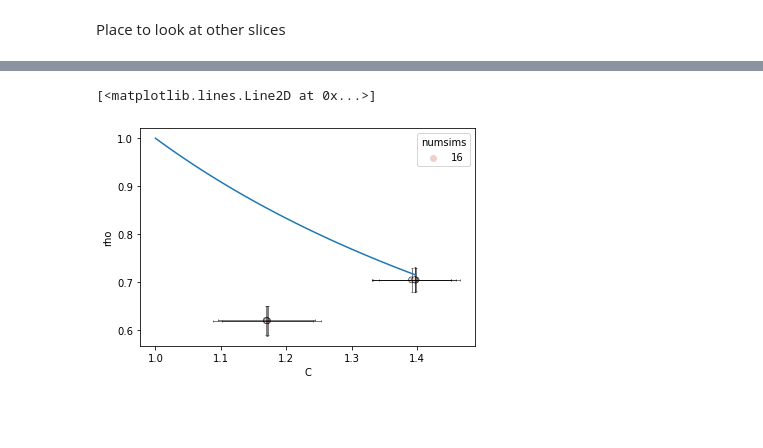
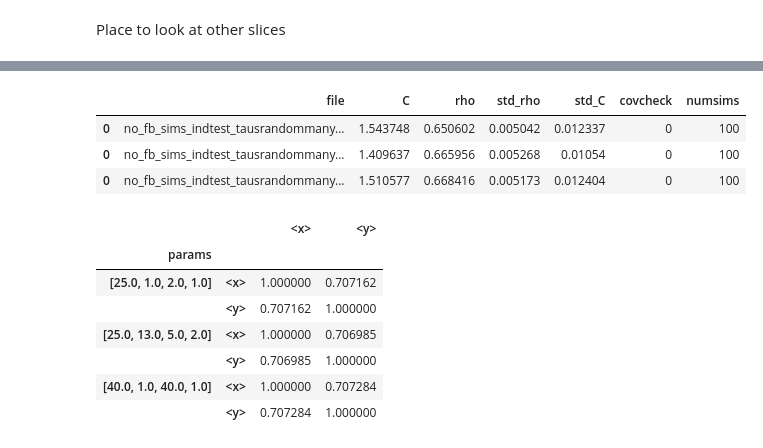
Before and after one commit to s-iyengar/StochFiniteDiffs, a Jupyter notebook: nofb_pointsplot.ipynb, the cells around one changed output, grey strips where cells are left out. Cells and saved outputs as stored; diff of their text form; code cells hidden in the pictures; blank space fills up the shorter version.

```diff
--- a/nofb_pointsplot.ipynb
+++ b/nofb_pointsplot.ipynb
@@ -246,9 +99,18 @@ pertdatastd
-# %%
-plotted = pertdatastd[(pertdatastd['covcheck']==0)]
-sns.scatterplot(data=plotted,x="C",y="rho",hue='numsims',alpha=1,edgecolor='k')
-plt.errorbar(y="rho", x="C", xerr="std_C",
-              yerr="std_rho", elinewidth=0.5,data=plotted, label=None, capsize=1, capthick=0.5,color='k',fmt='none')
-plt.plot(np.linspace(1,plotted["C"].max()),1/np.linspace(1,plotted["C"].max()))
-# %% [output]
-[<matplotlib.lines.Line2D at 0x...>]
-[figure, removed]
+# %%
+pertdata
+# %% [output]
+|  | file | C | rho | std_rho | std_C | covcheck | numsims |
+| 0 | no_fb_sims_indtest_tausrandommany... | 1.543748 | 0.650602 | 0.005042 | 0.012337 | 0 | 100 |
+| 0 | no_fb_sims_indtest_tausrandommany... | 1.409637 | 0.665956 | 0.005268 | 0.01054 | 0 | 100 |
+| 0 | no_fb_sims_indtest_tausrandommany... | 1.510577 | 0.668416 | 0.005173 | 0.012404 | 0 | 100 |
+# %%
+df.groupby("params")[["<x>","<y>"]].corr()
+# %% [output]
+|  |  | <x> | <y> |
+| params |  |  |  |
+| [25.0, 1.0, 2.0, 1.0] | <x> | 1.000000 | 0.707162 |
+|  | <y> | 0.707162 | 1.000000 |
+| [25.0, 13.0, 5.0, 2.0] | <x> | 1.000000 | 0.706985 |
+|  | <y> | 0.706985 | 1.000000 |
+| [40.0, 1.0, 40.0, 1.0] | <x> | 1.000000 | 0.707284 |
+|  | <y> | 0.707284 | 1.000000 |
```
Also changed, not shown: parts of 30 cells of this notebook, 2 other files.
